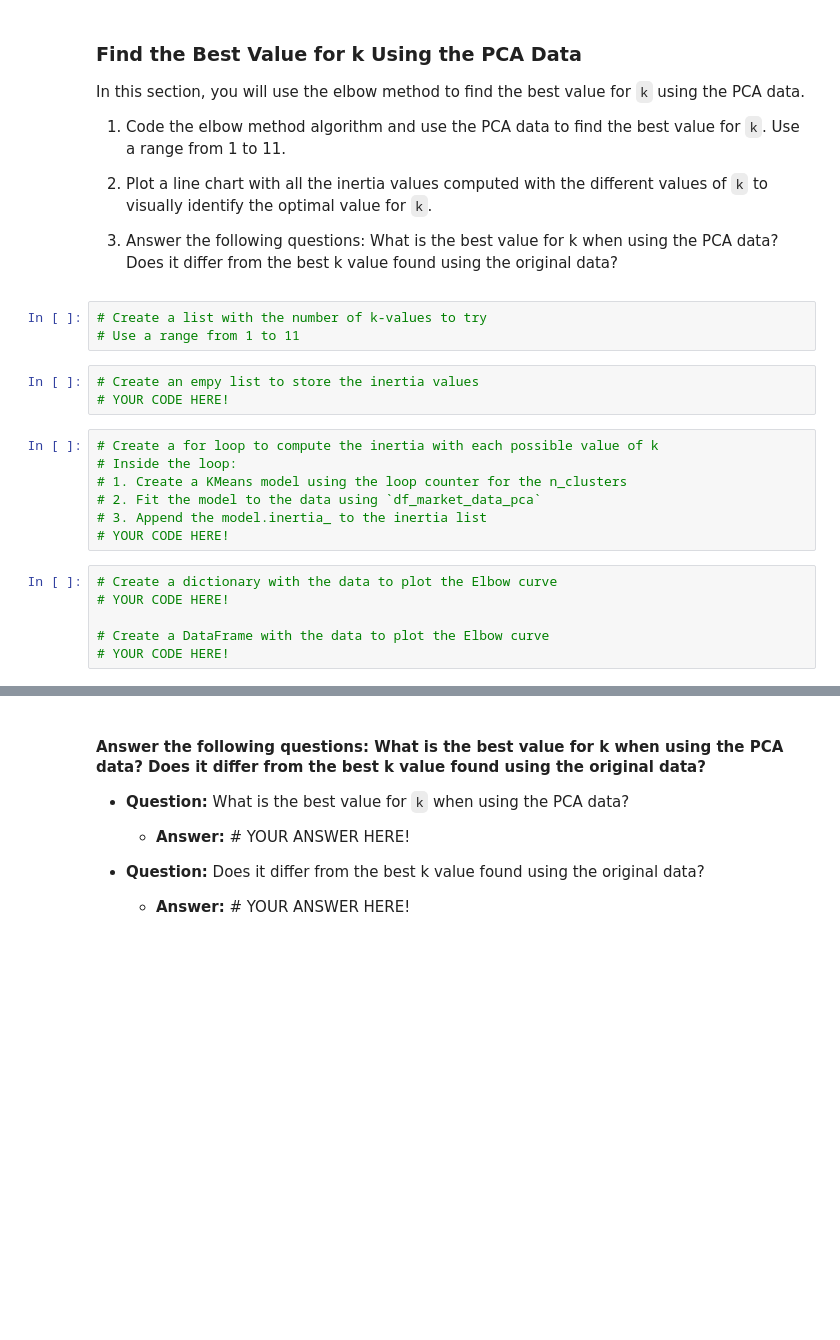
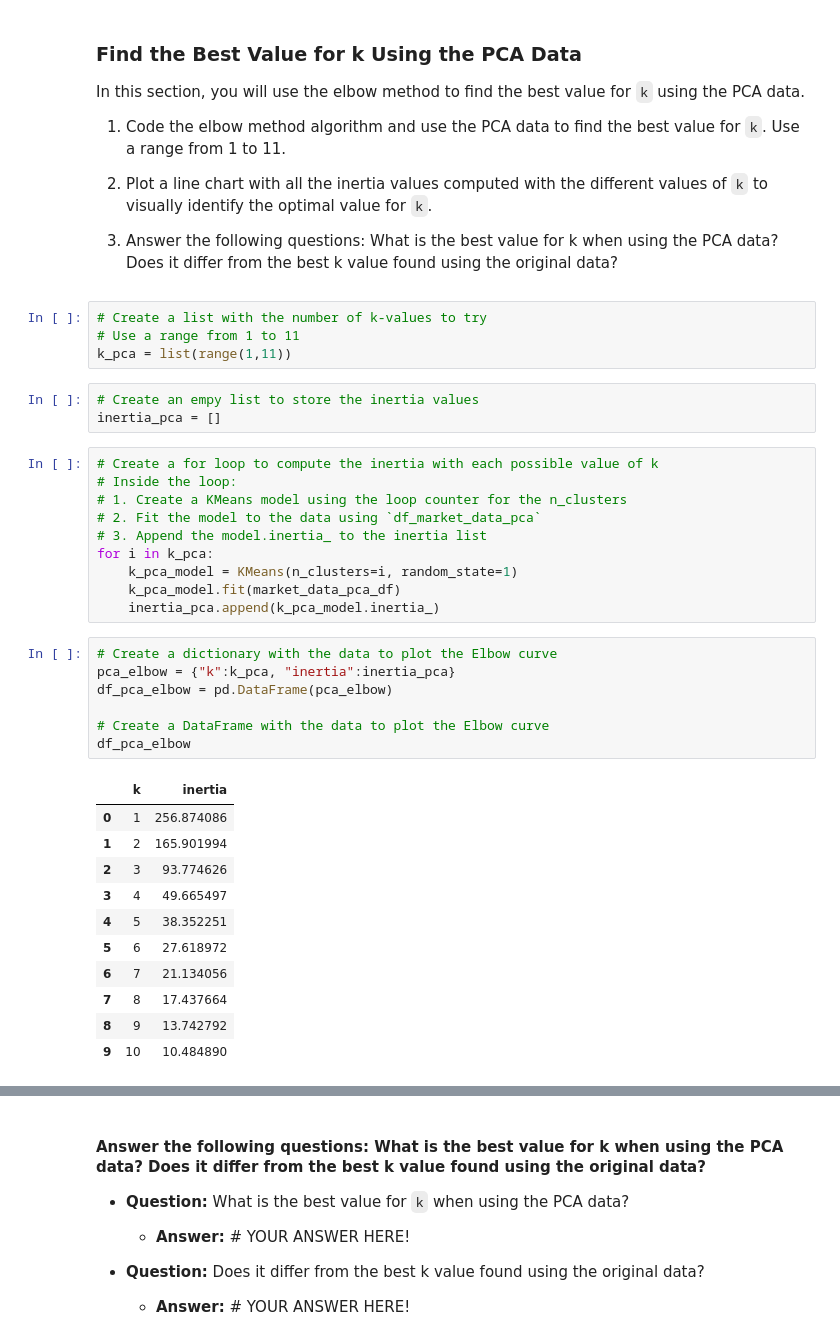
Before and after one commit to ALPHAINFINITETEAM/Module-10---Unsupervised-learning, a Jupyter notebook: crypto_investments.ipynb, the cells around one changed output, grey strips where cells are left out. Saved outputs shown, nothing was run; the diff lists cells and outputs as text; blank space fills up the shorter version.

```diff
--- a/crypto_investments.ipynb
+++ b/crypto_investments.ipynb
@@ -343,22 +343,39 @@ In this section, you will use the elbow method to find the best value for `k` us
 # %%
 # Create a list with the number of k-values to try
 # Use a range from 1 to 11
+k_pca = list(range(1,11))
 # %%
 # Create an empy list to store the inertia values
-# YOUR CODE HERE!
+inertia_pca = []
 # %%
 # Create a for loop to compute the inertia with each possible value of k
 # Inside the loop:
 # 1. Create a KMeans model using the loop counter for the n_clusters
 # 2. Fit the model to the data using `df_market_data_pca`
 # 3. Append the model.inertia_ to the inertia list
-# YOUR CODE HERE!
+for i in k_pca:
+    k_pca_model = KMeans(n_clusters=i, random_state=1)
+    k_pca_model.fit(market_data_pca_df)
+    inertia_pca.append(k_pca_model.inertia_)
 # %%
 # Create a dictionary with the data to plot the Elbow curve
-# YOUR CODE HERE!
+pca_elbow = {"k":k_pca, "inertia":inertia_pca}
+df_pca_elbow = pd.DataFrame(pca_elbow)
 
 # Create a DataFrame with the data to plot the Elbow curve
-# YOUR CODE HERE!
+df_pca_elbow
+# %% [output]
+|  | k | inertia |
+| 0 | 1 | 256.874086 |
+| 1 | 2 | 165.901994 |
+| 2 | 3 | 93.774626 |
+| 3 | 4 | 49.665497 |
+| 4 | 5 | 38.352251 |
+| 5 | 6 | 27.618972 |
+| 6 | 7 | 21.134056 |
+| 7 | 8 | 17.437664 |
+| 8 | 9 | 13.742792 |
+| 9 | 10 | 10.484890 |
 # %%
 # Plot a line chart with all the inertia values computed with
 # the different values of k to visually identify the optimal value for k.
```
Also changed, not shown: parts of 10 cells of this notebook.
